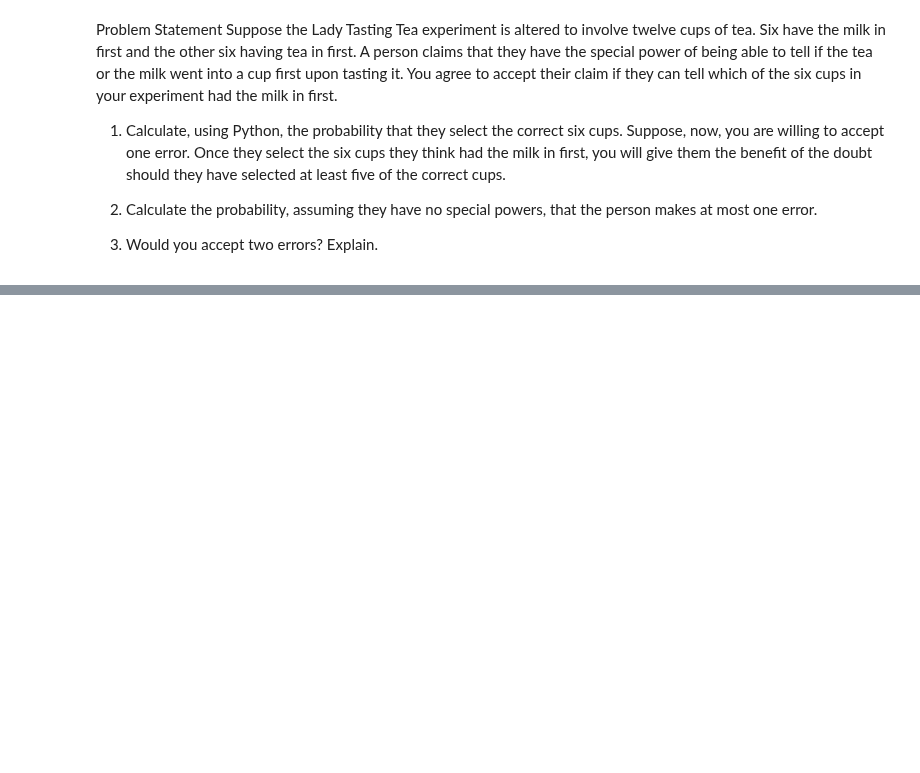
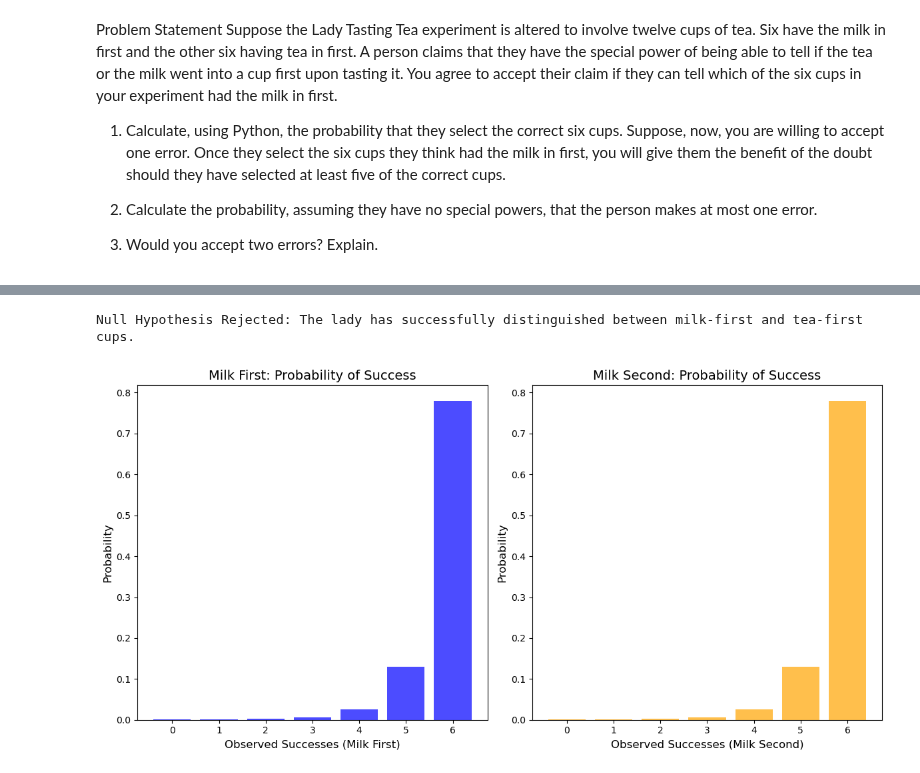
Before and after one commit to keithmmc/appliedstats, a Jupyter notebook: tasks.ipynb, the cells around one changed output, grey strips where cells are left out. Saved outputs shown, nothing was run; the diff lists cells and outputs as text; code cells hidden in the pictures; blank space fills up the shorter version.

```diff
--- a/tasks.ipynb
+++ b/tasks.ipynb
@@ -245,3 +14,0 @@ The probability of the lady guessing the correct cups by chance is 0.00108.
-# %%
-observed_successes = 4  # let's assume the lady correctly identified 4 out of 6 cups
-max_errors_allowed = 2  # allowing up to 2 errors
@@ -356,0 +19,8 @@ plt.show()
+# %%
+total_no_cups = 12  #total number of cups
+milk_cups = 6 #cups with milk
+tea_cups = 6 #cups with tea first
+# %%
+# Define the observed successes for both scenarios: milk-first and milk-second
+observed_successes_milk_first = [6, 5, 4, 3, 2, 1, 0]
+observed_successes_milk_second = [6, 5, 4, 3, 2, 1, 0]
@@ -356,0 +52,10 @@ plt.show()
+# %%
+# Step 4: Compute results for both scenarios
+results_milk_first = compute_results(observed_successes_milk_first, milk_cups, tea_cups, "Milk First")
+results_milk_second = compute_results(observed_successes_milk_second, milk_cups, tea_cups, "Milk Second")
+
+# Combine both scenarios into a single DataFrame
+df = pd.DataFrame(results_milk_first + results_milk_second)
+
+# Display the DataFrame
+df
@@ -356,0 +80,37 @@ plt.show()
+# %%
+# Null Hypothesis: The lady cannot distinguish between cups with milk first and tea first.
+# We reject the null hypothesis if the probability of success is low enough (e.g., below a certain significance level)
+significance_level = 0.05
+rejected_null = df[df['Probability']<= significance_level]
+if not rejected_null.empty:
+    print("Null Hypothesis Rejected: The lady has successfully distinguished between milk-first and tea-first cups.")
+else:
+    print("Null Hypothesis Not Rejected: The lady has not distinguished between milk-first and tea-first cups.")
+# %% [output]
+Null Hypothesis Rejected: The lady has successfully distinguished between milk-first and tea-first cups.
+# %%
+plt.figure(figsize=(12, 6))
+
+# Separate milk-first and milk-second results
+df_milk_first = df[df['Scenario'] == "Milk First"]
+df_milk_second = df[df['Scenario'] == "Milk Second"]
+
+# Create a subplot for Milk First
+plt.subplot(1, 2, 1)
+plt.bar(df_milk_first['Observed Successes'], df_milk_first['Probability'], color='blue', alpha=0.7)
+plt.xlabel('Observed Successes (Milk First)', fontsize=12)
+plt.ylabel('Probability', fontsize=12)
+plt.title('Milk First: Probability of Success', fontsize=14)
+
+# Create a subplot for Milk Second
+plt.subplot(1, 2, 2)
+plt.bar(df_milk_second['Observed Successes'], df_milk_second['Probability'], color='orange', alpha=0.7)
+plt.xlabel('Observed Successes (Milk Second)', fontsize=12)
+plt.ylabel('Probability', fontsize=12)
+plt.title('Milk Second: Probability of Success', fontsize=14)
+
+# Show the plot
+plt.tight_layout()
+plt.show()
+# %% [output]
+[figure, added]
```
Also changed, not shown: parts of 51 cells of this notebook.
